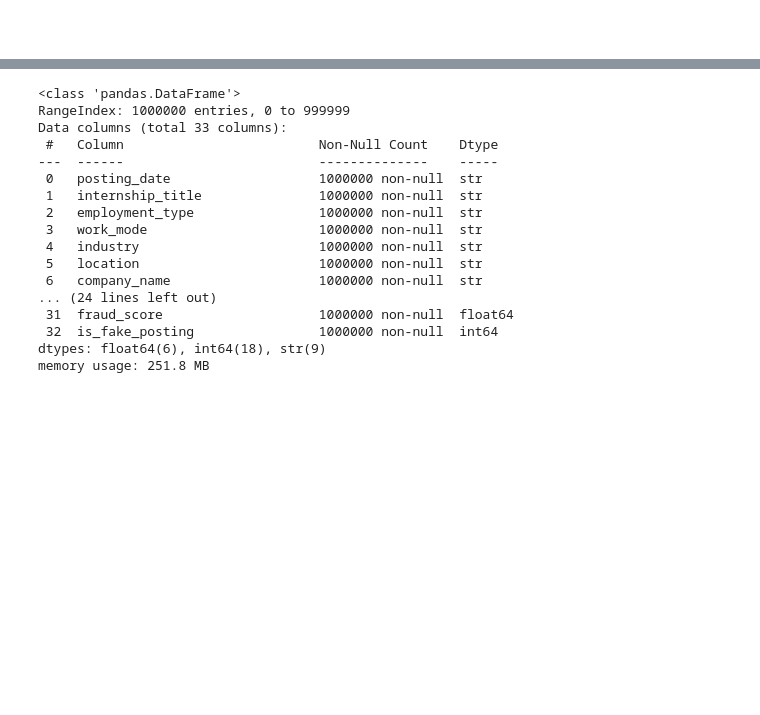
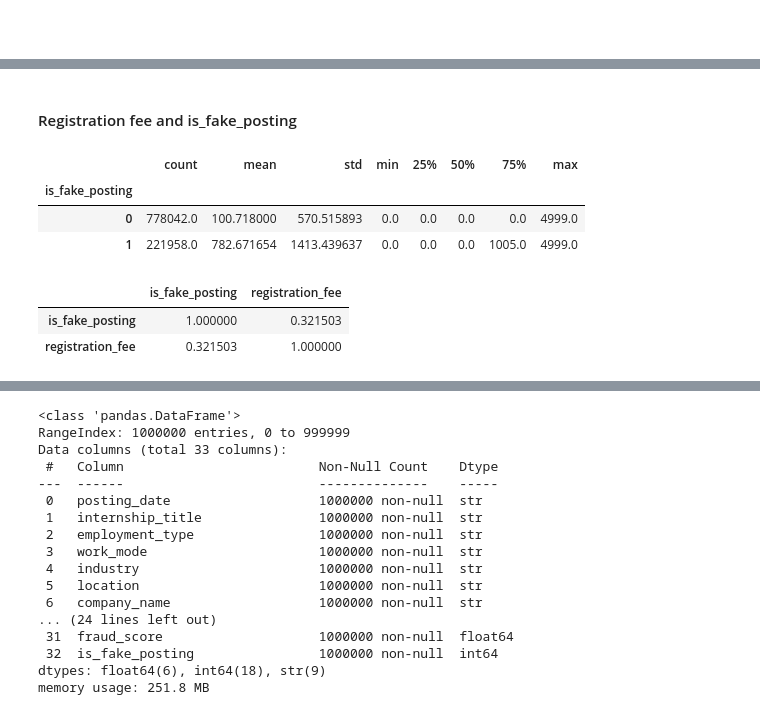
Before and after one commit to therai0/data_analysis_intership_scam, a Jupyter notebook: notebook/eda_fake_internship.ipynb, the cells around one changed output, grey strips where cells are left out. Drawn from its saved outputs; the diff is of its cells as text; code cells hidden in the pictures; blank space fills up the shorter version.

```diff
--- a/notebook/eda_fake_internship.ipynb
+++ b/notebook/eda_fake_internship.ipynb
@@ -1071,0 +1126,15 @@ df.groupby("is_fake_posting")["company_age"].describe()
+# %% [markdown]
+#### Registration fee and is_fake_posting
+# %%
+df.groupby("is_fake_posting")["registration_fee"].describe()
+# %% [output]
+|  | count | mean | std | min | 25% | 50% | 75% | max |
+| is_fake_posting |  |  |  |  |  |  |  |  |
+| 0 | 778042.0 | 100.718000 | 570.515893 | 0.0 | 0.0 | 0.0 | 0.0 | 4999.0 |
+| 1 | 221958.0 | 782.671654 | 1413.439637 | 0.0 | 0.0 | 0.0 | 1005.0 | 4999.0 |
+# %%
+df[["is_fake_posting","registration_fee"]].corr()
+# %% [output]
+|  | is_fake_posting | registration_fee |
+| is_fake_posting | 1.000000 | 0.321503 |
+| registration_fee | 0.321503 | 1.000000 |
```
Also changed, not shown: parts of 25 cells of this notebook, 17 other files.
